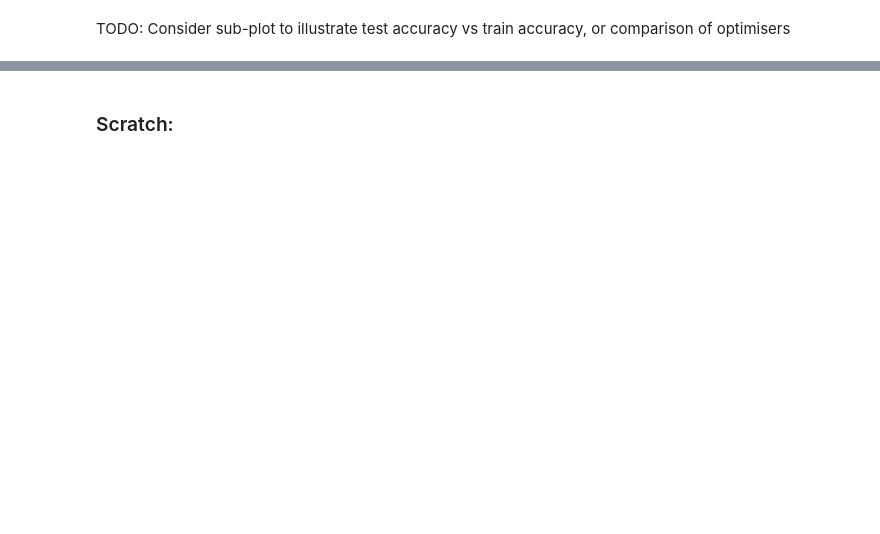
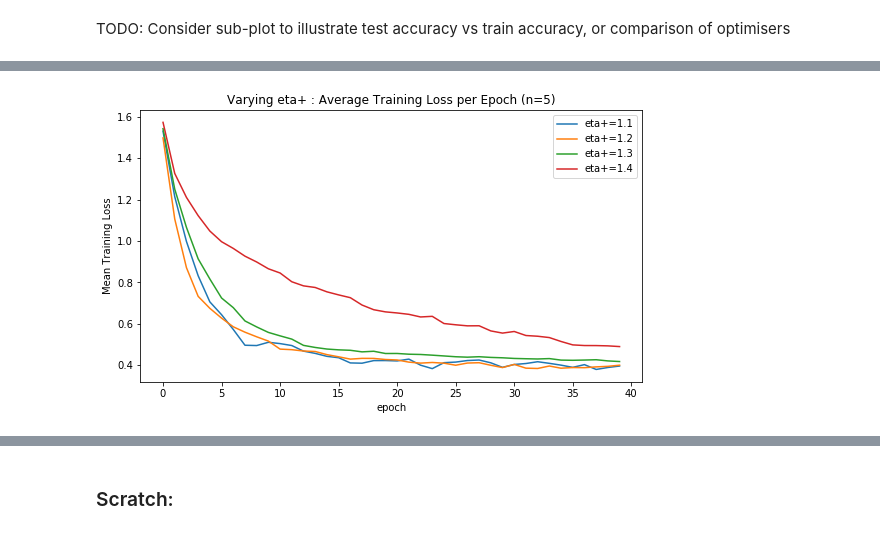
Before and after one commit to Peppers16/machine_learning_coursework, a Jupyter notebook: CW Attempt.ipynb, the cells around one changed output, grey strips where cells are left out. Cells and saved outputs as stored; diff of their text form; code cells hidden in the pictures; blank space fills up the shorter version.

```diff
--- a/CW Attempt.ipynb
+++ b/CW Attempt.ipynb
@@ -105,7 +105,7 @@ def create_seq_model(n_hidden=1, n_neurons=36):
         model.add(Activation('relu'))
     # output layer
     model.add(Dense(6))
-    model.add(Activation('sigmoid'))
+    model.add(Activation('softmax'))
     return model
 # %%
 def train_test_model(model, optimiser):
@@ -385,0 +322,27 @@ TODO: Consider sub-plot to illustrate test accuracy vs train accuracy, or compar
+# %%
+def fit_get_history(optimiser, exp=1):
+    """Trains 2x20 model with the optimiser [exp] times.
+    Returns the loss per epoch, averaged over the experiments """
+    train_loss = []
+    for i in range(exp):
+        model = create_seq_model(n_hidden=2, n_neurons=30)
+        model.compile(optimizer=optimiser
+                  ,loss='categorical_crossentropy'
+                  ,metrics=['accuracy']
+                 )
+        history =  model.fit(
+            train_data
+            , train_y
+            , epochs=40
+            , validation_split=0.25
+            , verbose=0
+            , batch_size=32
+            , shuffle = True
+        )
+        train_loss.append(history.history['loss'])
+    return np.average(train_loss, axis=0)
+# %%
+loss_1_1 = fit_get_history(WameAdapted(eta_plus=1.1), exp=5)
+loss_1_2 = fit_get_history(WameAdapted(eta_plus=1.2), exp=5)
+loss_1_3 = fit_get_history(WameAdapted(eta_plus=1.3), exp=5)
+loss_1_4 = fit_get_history(WameAdapted(eta_plus=1.4), exp=5)
@@ -385,0 +356,13 @@ TODO: Consider sub-plot to illustrate test accuracy vs train accuracy, or compar
+# %%
+plt.figure(figsize=(9, 5))
+plt.plot(loss_1_1)
+plt.plot(loss_1_2)
+plt.plot(loss_1_3)
+plt.plot(loss_1_4)
+plt.title('Varying eta+ : Average Training Loss per Epoch (n=5)')
+plt.ylabel('Mean Training Loss')
+plt.xlabel('epoch')
+plt.legend(['eta+=1.1', 'eta+=1.2', 'eta+=1.3', 'eta+=1.4'], loc='upper right')
+plt.show()
+# %% [output]
+[figure, added]
```
Also changed, not shown: parts of 18 cells of this notebook, 2 other files.
